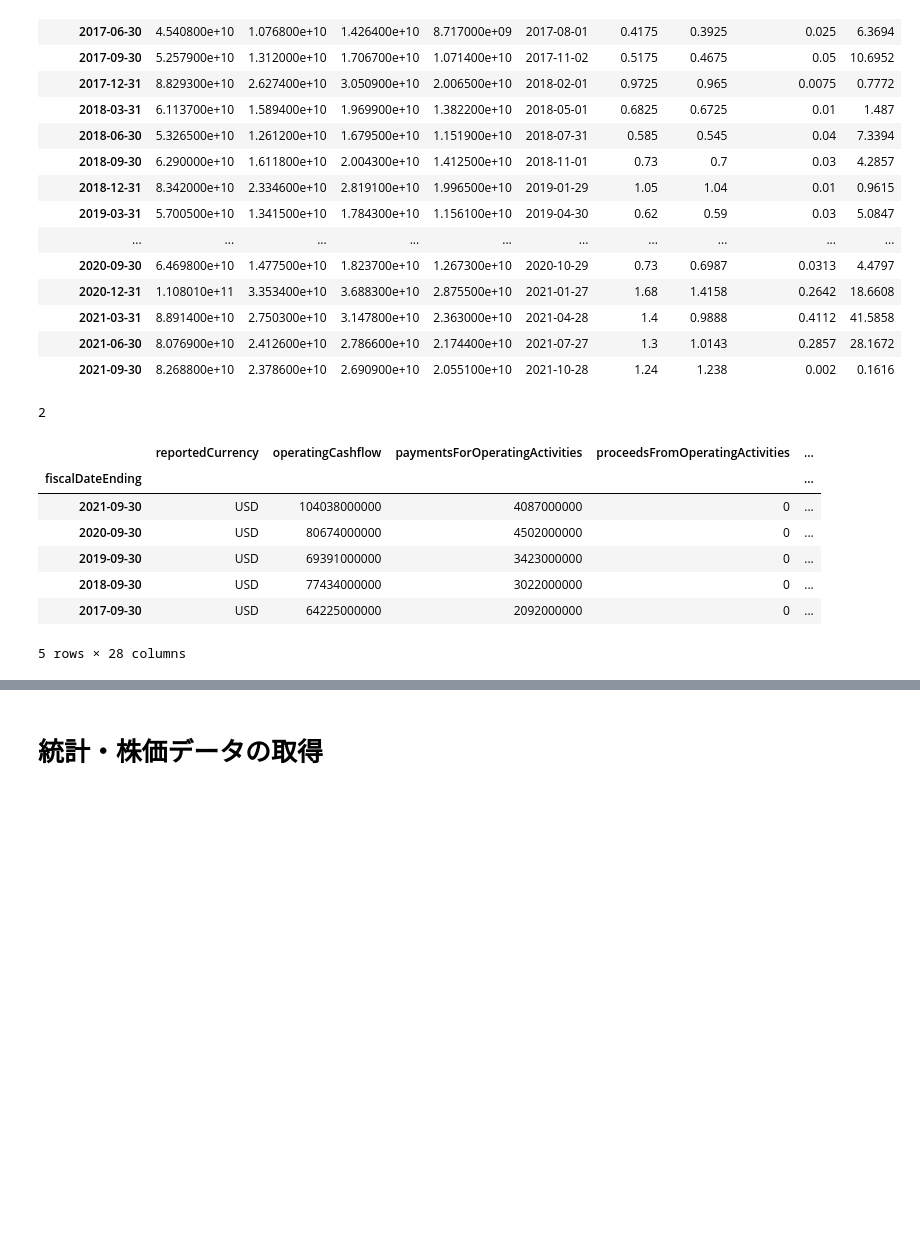
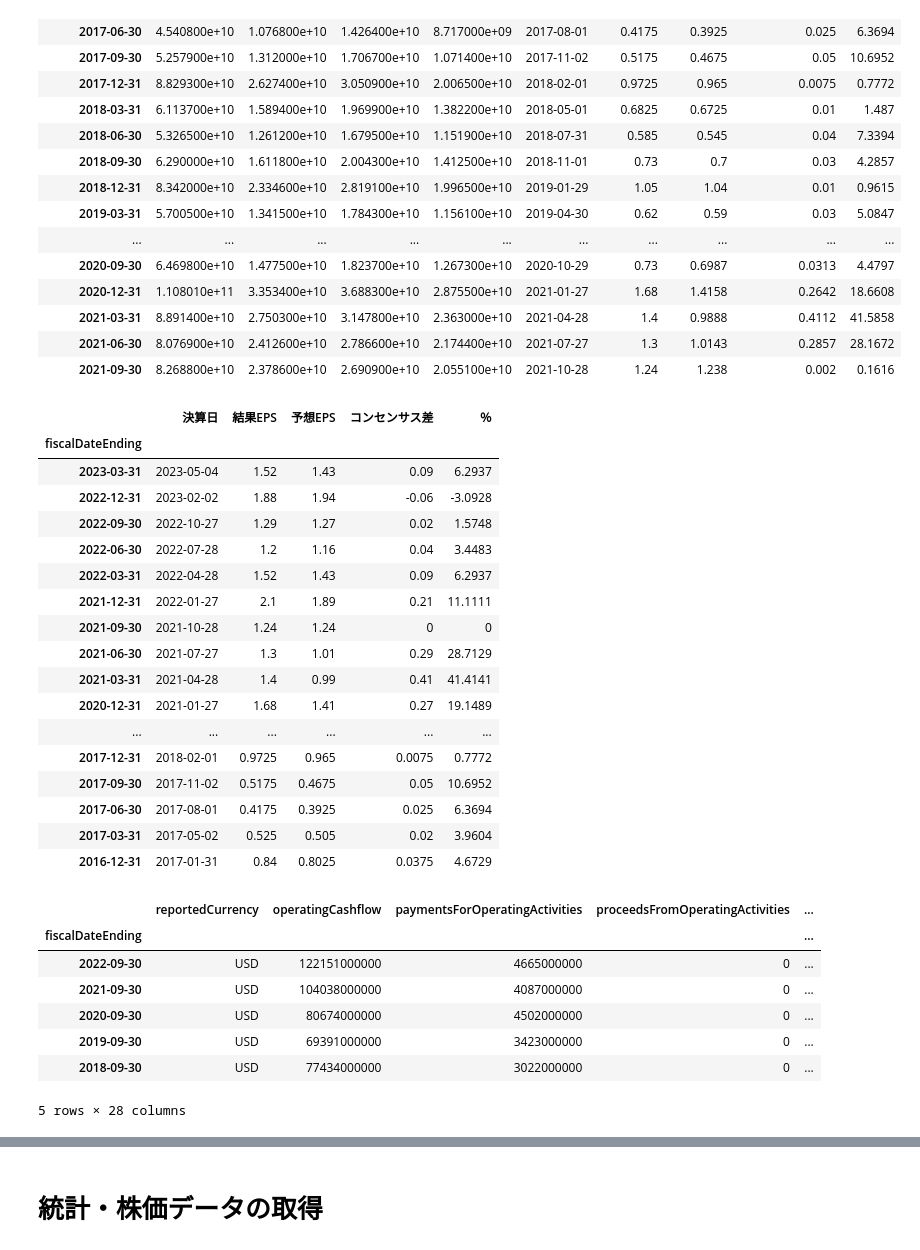
Before and after one commit to kazuyama8050/investment_analyst, a Jupyter notebook: analyst1.ipynb, the cells around one changed output, grey strips where cells are left out. Saved outputs shown, nothing was run; the diff lists cells and outputs as text; code cells hidden in the pictures; blank space fills up the shorter version.

```diff
--- a/analyst1.ipynb
+++ b/analyst1.ipynb
@@ -154,21 +153,38 @@ df_company['AAPL']
 | 2021-06-30 | 8.076900e+10 | 2.412600e+10 | 2.786600e+10 | 2.174400e+10 | 2021-07-27 | 1.3 | 1.0143 | 0.2857 | 28.1672 |
 | 2021-09-30 | 8.268800e+10 | 2.378600e+10 | 2.690900e+10 | 2.055100e+10 | 2021-10-28 | 1.24 | 1.238 | 0.002 | 0.1616 |
 # %%
-test2=EPS('AAPL',api_key)
+test2=getEps('AAPL',api_key)
 test2.loc[test2.index>='2016-12-31']
 # %% [output]
-2
+|  | 決算日 | 結果EPS | 予想EPS | コンセンサス差 | ％ |
+| fiscalDateEnding |  |  |  |  |  |
+| 2023-03-31 | 2023-05-04 | 1.52 | 1.43 | 0.09 | 6.2937 |
+| 2022-12-31 | 2023-02-02 | 1.88 | 1.94 | -0.06 | -3.0928 |
+| 2022-09-30 | 2022-10-27 | 1.29 | 1.27 | 0.02 | 1.5748 |
+| 2022-06-30 | 2022-07-28 | 1.2 | 1.16 | 0.04 | 3.4483 |
+| 2022-03-31 | 2022-04-28 | 1.52 | 1.43 | 0.09 | 6.2937 |
+| 2021-12-31 | 2022-01-27 | 2.1 | 1.89 | 0.21 | 11.1111 |
+| 2021-09-30 | 2021-10-28 | 1.24 | 1.24 | 0 | 0 |
+| 2021-06-30 | 2021-07-27 | 1.3 | 1.01 | 0.29 | 28.7129 |
+| 2021-03-31 | 2021-04-28 | 1.4 | 0.99 | 0.41 | 41.4141 |
+| 2020-12-31 | 2021-01-27 | 1.68 | 1.41 | 0.27 | 19.1489 |
+| ... | ... | ... | ... | ... | ... |
+| 2017-12-31 | 2018-02-01 | 0.9725 | 0.965 | 0.0075 | 0.7772 |
+| 2017-09-30 | 2017-11-02 | 0.5175 | 0.4675 | 0.05 | 10.6952 |
+| 2017-06-30 | 2017-08-01 | 0.4175 | 0.3925 | 0.025 | 6.3694 |
+| 2017-03-31 | 2017-05-02 | 0.525 | 0.505 | 0.02 | 3.9604 |
+| 2016-12-31 | 2017-01-31 | 0.84 | 0.8025 | 0.0375 | 4.6729 |
 # %%
-test3=CF('AAPL',api_key)
+test3=getCf('AAPL',api_key)
 test3
 # %% [output]
 |  | reportedCurrency | operatingCashflow | paymentsForOperatingActivities | proceedsFromOperatingActivities | ... |
 | fiscalDateEnding |  |  |  |  | ... |
+| 2022-09-30 | USD | 122151000000 | 4665000000 | 0 | ... |
 | 2021-09-30 | USD | 104038000000 | 4087000000 | 0 | ... |
 | 2020-09-30 | USD | 80674000000 | 4502000000 | 0 | ... |
 | 2019-09-30 | USD | 69391000000 | 3423000000 | 0 | ... |
 | 2018-09-30 | USD | 77434000000 | 3022000000 | 0 | ... |
-| 2017-09-30 | USD | 64225000000 | 2092000000 | 0 | ... |
 5 rows × 28 columns
 # %%
 test4=BS('AAPL',api_key)
```
Also changed, not shown: parts of 5 cells of this notebook.
